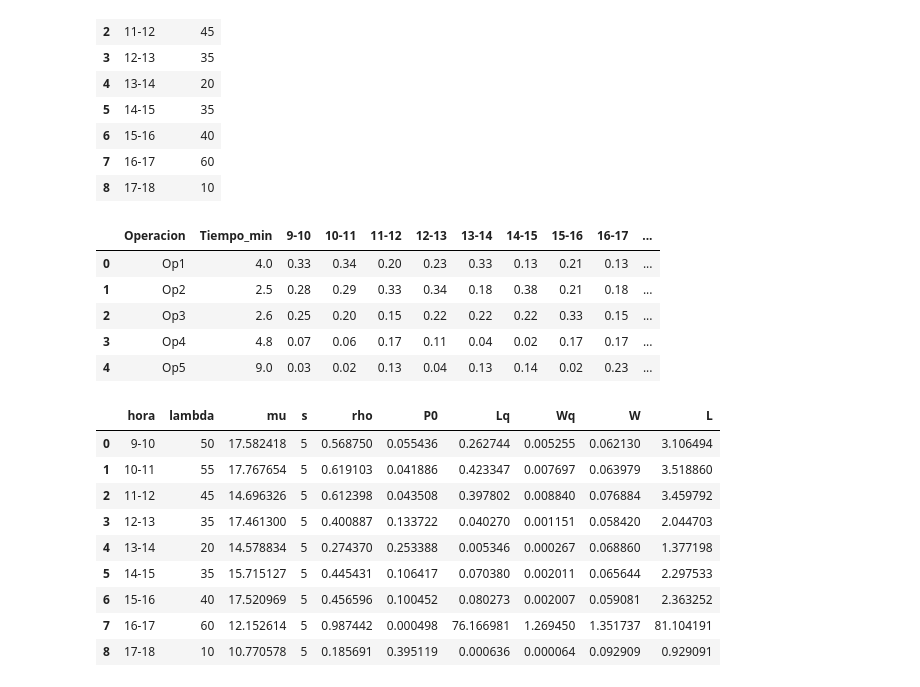
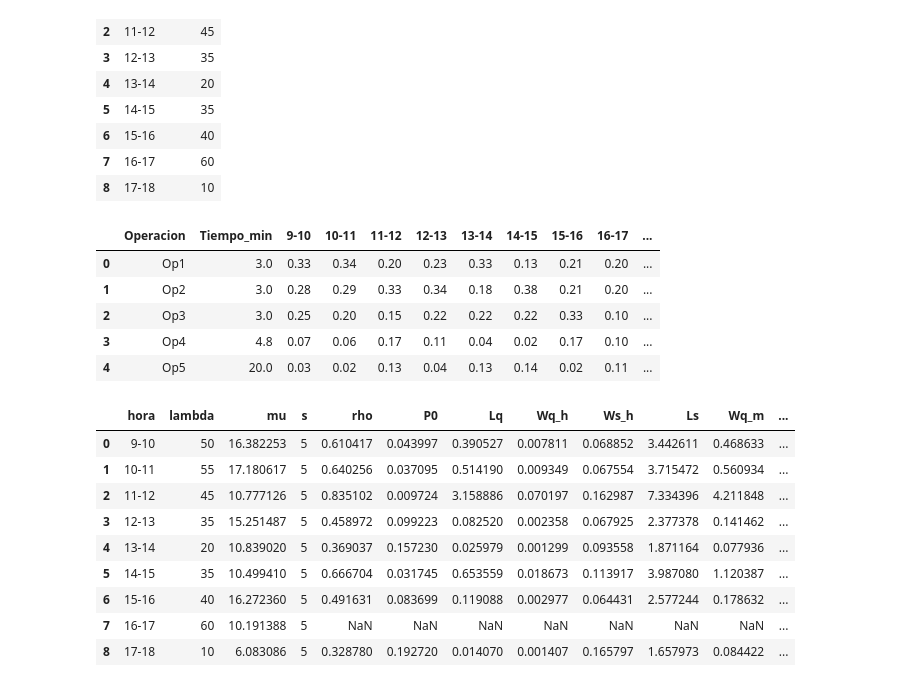
Before and after one commit to antonio-xrp/data_science_ibm, a Jupyter notebook: notebooks/colas.ipynb, the cells around one changed output. Drawn from its saved outputs; the diff is of its cells as text; code cells hidden in the pictures.

```diff
--- a/notebooks/colas.ipynb
+++ b/notebooks/colas.ipynb
@@ -63,18 +63,22 @@ def metricas_mmc(lam, mu, c):
     rho = lam / (c * mu)
 
     if rho >= 1:
-        return None, None, None, None, NO
+        return None, None, None, None, None, None, None, None
 
     suma = sum((r**k)/math.factorial(k) for k in range(c))
     termino_final = (r**c)/(math.factorial(c)*(1-rho))
     P0 = 1/(suma + termino_final)
 
     Lq = (P0 * (r**c) * rho) / (math.factorial(c) * (1-rho)**2)
-    Wq = Lq / lam
-    W = Wq + (1/mu)
-    L = lam * W
 
-    return P0, Lq, Wq, W, L
+
+    Wq_h = Lq / lam
+    Ws_h = Wq_h + (1/mu)
+    Ls = lam * Ws_h
+    Wq_m = Wq_h * 60
+    Ws_m = Ws_h * 60
+
+    return rho, P0, Lq, Wq_h, Ws_h, Ls, Wq_m, Ws_m
 # %%
 # frecuencia de operaciones 9-10
 probs09_10 = [0.33, 0.28, 0.25, 0.07, 0.03]
@@ -105,7 +109,7 @@ probs15_16 = [0.21, 0.21, 0.33, 0.17, 0.02]
 tiempos15_16 = [4, 2, 2, 4, 8]
 
 # frecuencia de operaciones 16-17
-probs16_17 = [0.13, 0.18, 0.15, 0.17, 0.23]
+probs16_17 = [0.20, 0.20, 0.10, 0.10, 0.11]
 tiempos16_17 = [4, 2, 2, 4, 8]
 
 # frecuencia de operaciones 17-18
@@ -116,7 +120,7 @@ tipos = ["Op1", "Op2", "Op3", "Op4", "Op5"]
 
 df_operaciones = pd.DataFrame({
     "Operacion": tipos,
-    "Tiempo_min": [4, 2.5, 2.6, 4.8, 9],
+    "Tiempo_min": [3, 3, 3, 4.8, 20],
     "9-10": probs09_10,
     "10-11": probs10_11,
     "11-12": probs11_12,
@@ -131,44 +135,43 @@ df_operaciones = pd.DataFrame({
 df_operaciones
 # %% [output]
 |  | Operacion | Tiempo_min | 9-10 | 10-11 | 11-12 | 12-13 | 13-14 | 14-15 | 15-16 | 16-17 | ... |
-| 0 | Op1 | 4.0 | 0.33 | 0.34 | 0.20 | 0.23 | 0.33 | 0.13 | 0.21 | 0.13 | ... |
-| 1 | Op2 | 2.5 | 0.28 | 0.29 | 0.33 | 0.34 | 0.18 | 0.38 | 0.21 | 0.18 | ... |
-| 2 | Op3 | 2.6 | 0.25 | 0.20 | 0.15 | 0.22 | 0.22 | 0.22 | 0.33 | 0.15 | ... |
-| 3 | Op4 | 4.8 | 0.07 | 0.06 | 0.17 | 0.11 | 0.04 | 0.02 | 0.17 | 0.17 | ... |
-| 4 | Op5 | 9.0 | 0.03 | 0.02 | 0.13 | 0.04 | 0.13 | 0.14 | 0.02 | 0.23 | ... |
+| 0 | Op1 | 3.0 | 0.33 | 0.34 | 0.20 | 0.23 | 0.33 | 0.13 | 0.21 | 0.20 | ... |
+| 1 | Op2 | 3.0 | 0.28 | 0.29 | 0.33 | 0.34 | 0.18 | 0.38 | 0.21 | 0.20 | ... |
+| 2 | Op3 | 3.0 | 0.25 | 0.20 | 0.15 | 0.22 | 0.22 | 0.22 | 0.33 | 0.10 | ... |
+| 3 | Op4 | 4.8 | 0.07 | 0.06 | 0.17 | 0.11 | 0.04 | 0.02 | 0.17 | 0.10 | ... |
+| 4 | Op5 | 20.0 | 0.03 | 0.02 | 0.13 | 0.04 | 0.13 | 0.14 | 0.02 | 0.11 | ... |
 # %%
 # df["mu"] = df.apply(lambda row: calcular_mu(probs, tiempos), axis=1)
 mu_por_hora = {}
 
 tiempos = df_operaciones["Tiempo_min"].values
 
 for hora in df_operaciones.columns[2:]:  # saltamos Operacion y Tiempo_min
     probs = df_operaciones[hora]
     mu_por_hora[hora] = calcular_mu(probs, tiempos)
 
 
 
 df["mu"] = df["hora"].map(mu_por_hora)
 
 df["s"] = 5
 
-df["rho"] = df["lambda"] / (df["s"] * df["mu"])
 
-df[["P0","Lq","Wq","W","L"]] = df.apply(
+df[["rho","P0","Lq","Wq_h","Ws_h","Ls", "Wq_m", "Ws_m"]] = df.apply(
     lambda row: metricas_mmc(row["lambda"], row["mu"], row["s"]),
     axis=1,
     result_type="expand"
 )
 
 df
 # %% [output]
-|  | hora | lambda | mu | s | rho | P0 | Lq | Wq | W | L |
-| 0 | 9-10 | 50 | 17.582418 | 5 | 0.568750 | 0.055436 | 0.262744 | 0.005255 | 0.062130 | 3.106494 |
-| 1 | 10-11 | 55 | 17.767654 | 5 | 0.619103 | 0.041886 | 0.423347 | 0.007697 | 0.063979 | 3.518860 |
-| 2 | 11-12 | 45 | 14.696326 | 5 | 0.612398 | 0.043508 | 0.397802 | 0.008840 | 0.076884 | 3.459792 |
-| 3 | 12-13 | 35 | 17.461300 | 5 | 0.400887 | 0.133722 | 0.040270 | 0.001151 | 0.058420 | 2.044703 |
-| 4 | 13-14 | 20 | 14.578834 | 5 | 0.274370 | 0.253388 | 0.005346 | 0.000267 | 0.068860 | 1.377198 |
-| 5 | 14-15 | 35 | 15.715127 | 5 | 0.445431 | 0.106417 | 0.070380 | 0.002011 | 0.065644 | 2.297533 |
-| 6 | 15-16 | 40 | 17.520969 | 5 | 0.456596 | 0.100452 | 0.080273 | 0.002007 | 0.059081 | 2.363252 |
-| 7 | 16-17 | 60 | 12.152614 | 5 | 0.987442 | 0.000498 | 76.166981 | 1.269450 | 1.351737 | 81.104191 |
-| 8 | 17-18 | 10 | 10.770578 | 5 | 0.185691 | 0.395119 | 0.000636 | 0.000064 | 0.092909 | 0.929091 |
+|  | hora | lambda | mu | s | rho | P0 | Lq | Wq_h | Ws_h | Ls | Wq_m | ... |
+| 0 | 9-10 | 50 | 16.382253 | 5 | 0.610417 | 0.043997 | 0.390527 | 0.007811 | 0.068852 | 3.442611 | 0.468633 | ... |
+| 1 | 10-11 | 55 | 17.180617 | 5 | 0.640256 | 0.037095 | 0.514190 | 0.009349 | 0.067554 | 3.715472 | 0.560934 | ... |
+| 2 | 11-12 | 45 | 10.777126 | 5 | 0.835102 | 0.009724 | 3.158886 | 0.070197 | 0.162987 | 7.334396 | 4.211848 | ... |
+| 3 | 12-13 | 35 | 15.251487 | 5 | 0.458972 | 0.099223 | 0.082520 | 0.002358 | 0.067925 | 2.377378 | 0.141462 | ... |
+| 4 | 13-14 | 20 | 10.839020 | 5 | 0.369037 | 0.157230 | 0.025979 | 0.001299 | 0.093558 | 1.871164 | 0.077936 | ... |
+| 5 | 14-15 | 35 | 10.499410 | 5 | 0.666704 | 0.031745 | 0.653559 | 0.018673 | 0.113917 | 3.987080 | 1.120387 | ... |
+| 6 | 15-16 | 40 | 16.272360 | 5 | 0.491631 | 0.083699 | 0.119088 | 0.002977 | 0.064431 | 2.577244 | 0.178632 | ... |
+| 7 | 16-17 | 60 | 10.191388 | 5 | NaN | NaN | NaN | NaN | NaN | NaN | NaN | ... |
+| 8 | 17-18 | 10 | 6.083086 | 5 | 0.328780 | 0.192720 | 0.014070 | 0.001407 | 0.165797 | 1.657973 | 0.084422 | ... |
```
Also changed, not shown: parts of 7 cells of this notebook.
